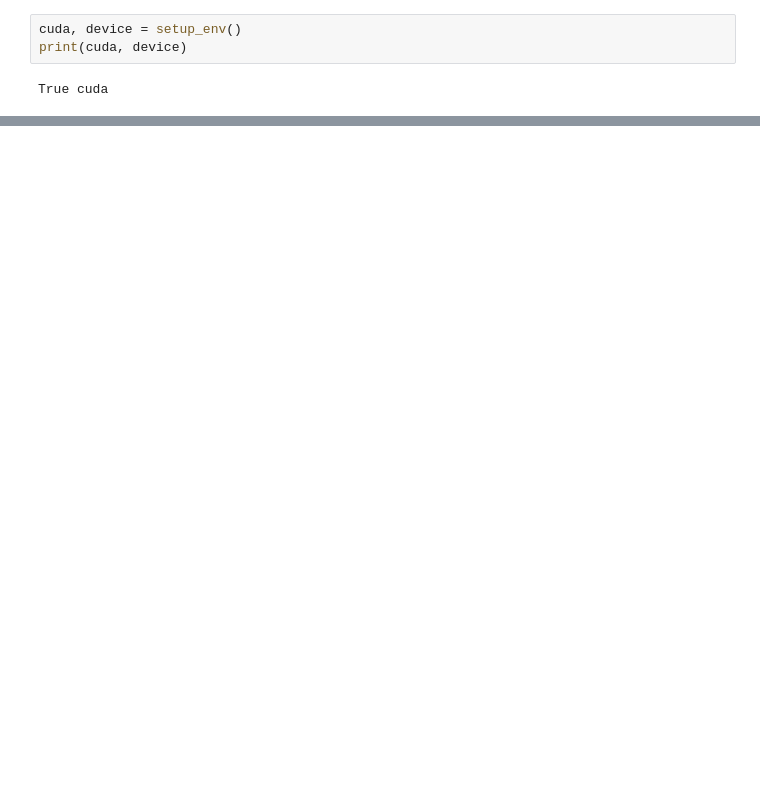
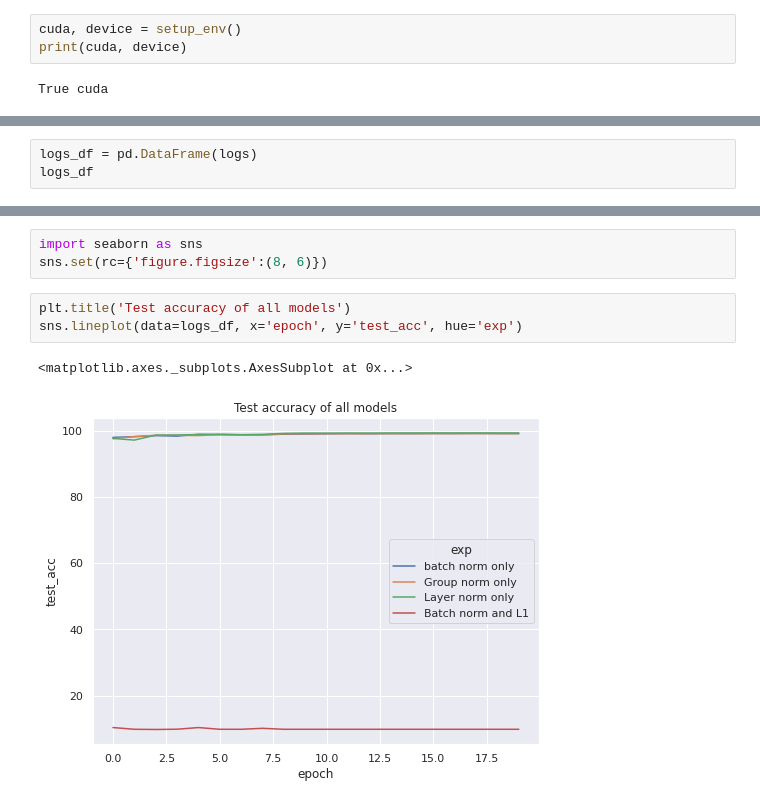
Before and after one commit to eva7wandb/Eva7_Weights_Heist, a Jupyter notebook: S6/run_experiments.ipynb, the cells around one changed output, grey strips where cells are left out. Saved outputs shown, nothing was run; the diff lists cells and outputs as text; blank space fills up the shorter version.

```diff
--- a/S6/run_experiments.ipynb
+++ b/S6/run_experiments.ipynb
@@ -134,0 +431,3 @@ Classes in order Actual and Predicted
+# %%
+logs_df = pd.DataFrame(logs)
+logs_df
@@ -134,0 +448,9 @@ Classes in order Actual and Predicted
+# %%
+import seaborn as sns
+sns.set(rc={'figure.figsize':(8, 6)})
+# %%
+plt.title('Test accuracy of all models')
+sns.lineplot(data=logs_df, x='epoch', y='test_acc', hue='exp')
+# %% [output]
+<matplotlib.axes._subplots.AxesSubplot at 0x...>
+[figure, added]
```
Also changed, not shown: parts of 28 cells of this notebook.
